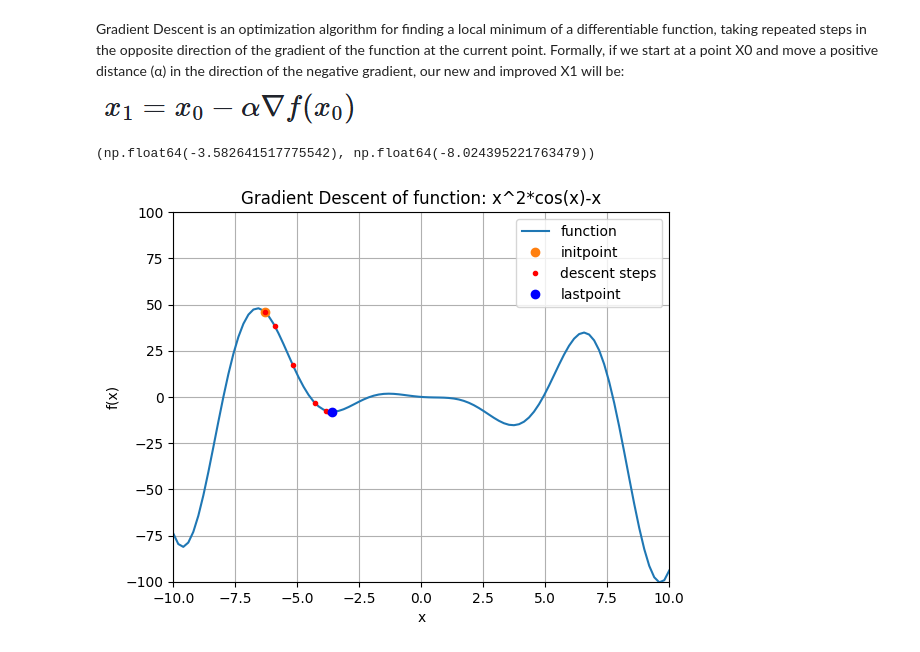
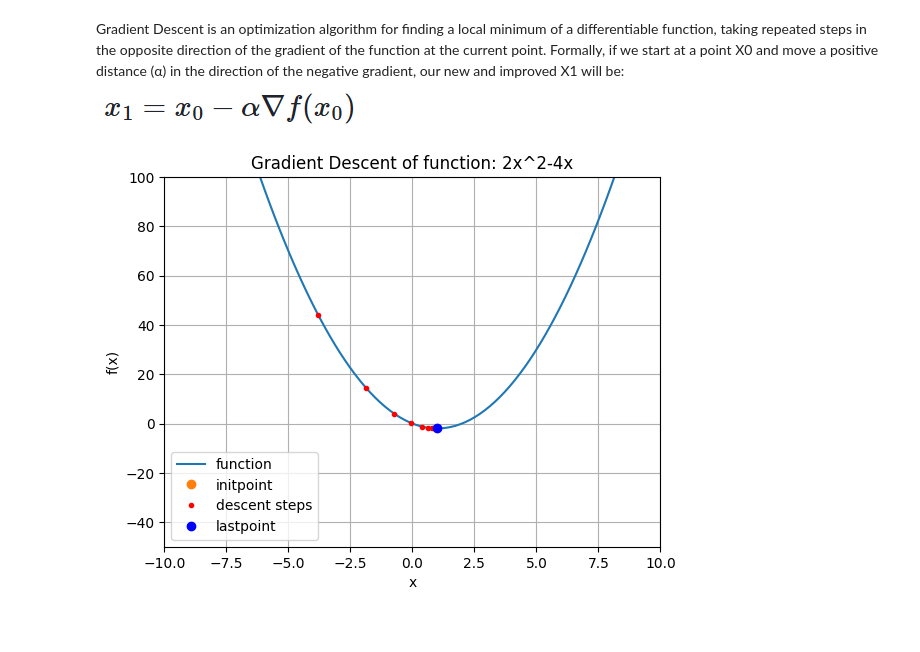
Before and after one commit to andyrivaille/HW1-Gradient-descent, a Jupyter notebook: TI_1_HW1.ipynb, the cells around one changed output. Cells and saved outputs as stored; diff of their text form; code cells hidden in the pictures.

Commit message:
Testing a simple function

```diff
--- a/TI_1_HW1.ipynb
+++ b/TI_1_HW1.ipynb
@@ -20,11 +20,10 @@ Formally, if we start at a point X0 and move a positive distance (α) in the dir
 # %%
 # Function to be optimized
 def f(x):
-    return (x**2) * np.cos(x) - x #Function x^2*cos(x)-x
+    return 2*(x**2) - 4*x #Function 2x^2-4x
 def df(x):
-    return 2*x*np.cos(x) - (x**2) * np.sin(x) - 1 #Derived function
+    return 4*x - 4 #Derivative function
 
-#Define the Gradient Descent point, learning rate and number of iterations for the function
 def gradient_descent(x_point, learning_rate, iterations):
     points = [x_point]
     for _ in range(iterations):
@@ -38,30 +37,25 @@ x = np.linspace(-10, 10, 100)
 f_x = f(x)
 
 #Initial point for the function
-x_ini = -6.3
+x_ini = -7
 f_x_ini = f(x_ini)
+
+points = gradient_descent(x_ini, learning_rate= 0.1, iterations= 50)
-# %%
-# Run gradient descent algorithm
-points = gradient_descent(x_ini, learning_rate= 0.1, iterations= 20)
-
-points[-1], f(points[-1]) #Gradient descent steps, points are evaluated in the function
-# %% [output]
-(np.float64(-3.582641517775542), np.float64(-8.024395221763479))
 # %%
 # Plot the results
 
 #2D Graphic of the x^2*cos(x)-x function
 plt.plot(x, f_x, label= "function")
 plt.plot(x_ini, f_x_ini, 'o', label= "initpoint")
 plt.plot(points, [f(x) for x in points], 'ro', markersize = 3, label= 'descent steps')
 plt.plot(points[-1], f(points[-1]), 'bo', label="lastpoint")
-plt.title("Gradient Descent of function: x^2*cos(x)-x")
+plt.title("Gradient Descent of function: 2x^2-4x")
 plt.xlabel("x")
 plt.xlim(-10, 10)
-plt.ylim(-100, 100)
+plt.ylim(-50, 100)
 plt.ylabel("f(x)")
 plt.legend()
 plt.grid(True)
 plt.show()
 # %% [output]
-[figure, old version]
+[figure, new version]
```
